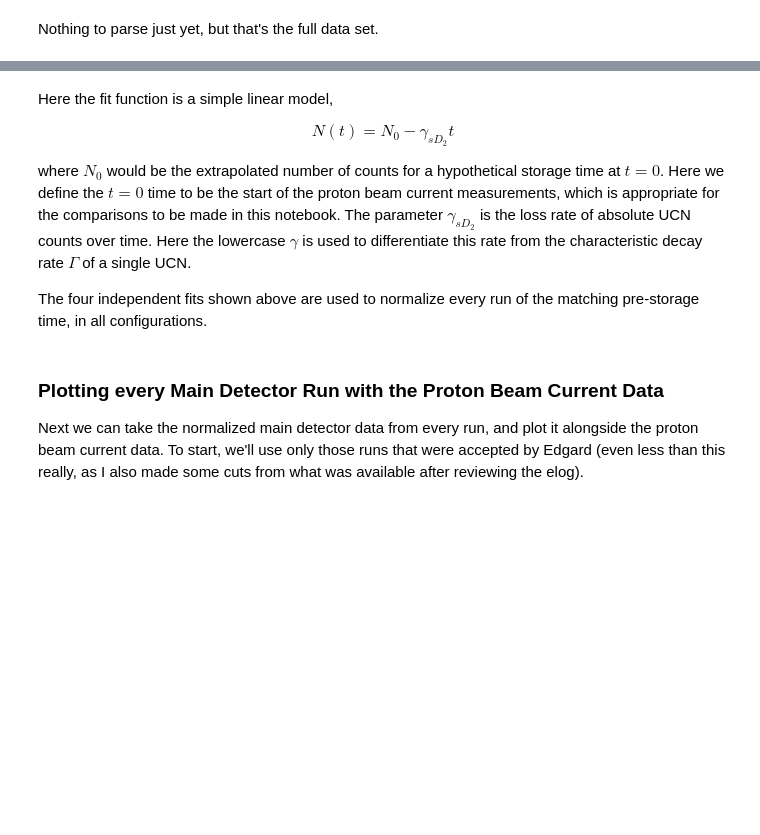
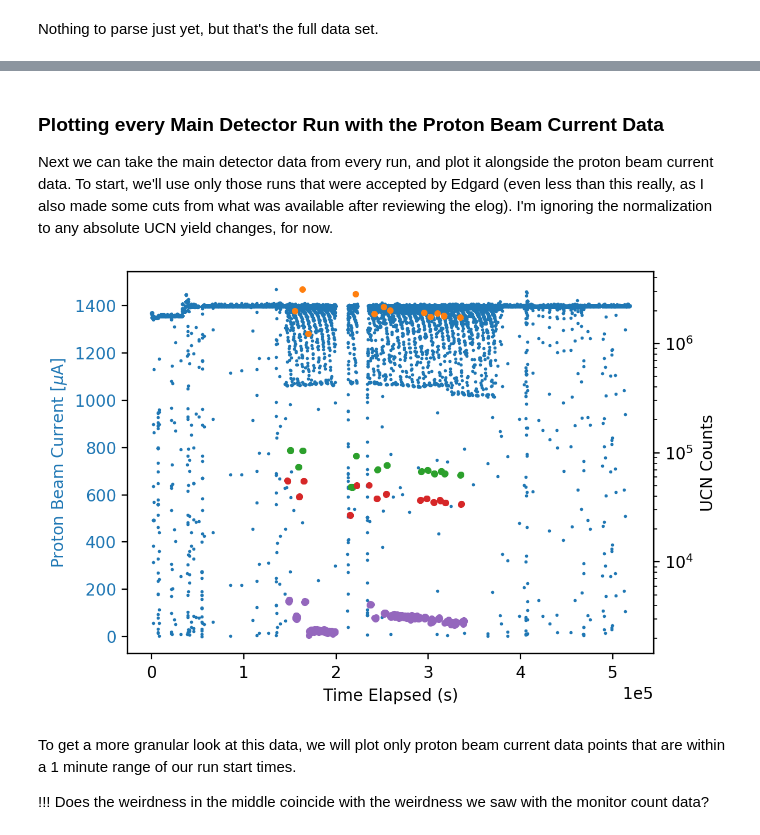
Before and after one commit to jonahberean/psi_transmission, a Jupyter notebook: notebooks/p_beam_fluctuation.ipynb, the cells around one changed output, grey strips where cells are left out. Saved outputs shown, nothing was run; the diff lists cells and outputs as text; code cells hidden in the pictures; blank space fills up the shorter version.

```diff
--- a/notebooks/p_beam_fluctuation.ipynb
+++ b/notebooks/p_beam_fluctuation.ipynb
@@ -191,12 +123,4 @@ The latest work on these measurements are contained in the 'sD2_surface_degradat
-# %% [markdown]
-Here the fit function is a simple linear model,
-
-$$N(t) = N_0 - \gamma_{sD_2} t$$
-
-where $N_0$ would be the extrapolated number of counts for a hypothetical storage time at $t=0$. Here we define the $t=0$ time to be the start of the proton beam current measurements, which is appropriate for the comparisons to be made in this notebook. The parameter $\gamma_{sD_2}$ is the loss rate of absolute UCN counts over time. Here the lowercase $\gamma$ is used to differentiate this rate from the characteristic decay rate $\Gamma$ of a single UCN.
-
-The four independent fits shown above are used to normalize every run of the matching pre-storage time, in all configurations.
 # %% [markdown]
 ### Plotting every Main Detector Run with the Proton Beam Current Data
 
-Next we can take the normalized main detector data from every run, and plot it alongside the proton beam current data. To start, we'll use only those runs that were accepted by Edgard (even less than this really, as I also made some cuts from what was available after reviewing the elog).
+Next we can take the main detector data from every run, and plot it alongside the proton beam current data. To start, we'll use only those runs that were accepted by Edgard (even less than this really, as I also made some cuts from what was available after reviewing the elog). I'm ignoring the normalization to any absolute UCN yield changes, for now.
@@ -214,0 +127,51 @@ plt.ticklabel_format(style='sci', axis='x', scilimits=(0,0))
+# %%
+###############################################################################
+# instantiate the subplots
+fig, ax1 = plt.subplots()
+
+# for colour consistency in plotting
+ax = plt.gca()
+
+# for colour consistency in plotting
+color = next(ax._get_lines.prop_cycler)['color']
+
+ax1.set_xlabel('Time Elapsed (s)')
+
+# narrow the x range to where our main detector run data are
+# ax1.set_xlim([0.5e5,1e5])
+
+ax1.set_ylabel(r'Proton Beam Current [$\mu$A]', color=color)
+
+# plot all of bernhard's monitoring data
+arr = bernhard_p_beam_data
+ax1.scatter(arr[:,0], arr[:,1], s=1)
+
+ax1.tick_params(axis='y', labelcolor=color)
+ax1.ticklabel_format(style='sci', axis='x', scilimits=(0,0))
+
+# instantiate a second axes that shares the same x-axis
+ax2 = ax1.twinx()
+
+for run_type in ['s000', 's005', 's020', 's100']:
+
+    # for colour consistency in plotting
+    color = next(ax._get_lines.prop_cycler)['color']
+
+    # plot every run of data, no normalization
+    arr = main_data_dict['all', run_type]
+
+    ax2.errorbar(arr[:,0], arr[:,2], yerr = arr[:,3], fmt = '.', color = color)
+
+# we already handled the x-label with ax1
+ax2.set_ylabel('UCN Counts')
+ax2.set_yscale('log')
+
+# otherwise the right y-label is slightly clipped
+fig.tight_layout()
+###############################################################################
+# %% [output]
+[figure, added]
+# %% [markdown]
+To get a more granular look at this data, we will plot only proton beam current data points that are within a 1 minute range of our run start times.
+
+!!! Does the weirdness in the middle coincide with the weirdness we saw with the monitor count data?
```
Also changed, not shown: parts of 17 cells of this notebook, 9 other files.
